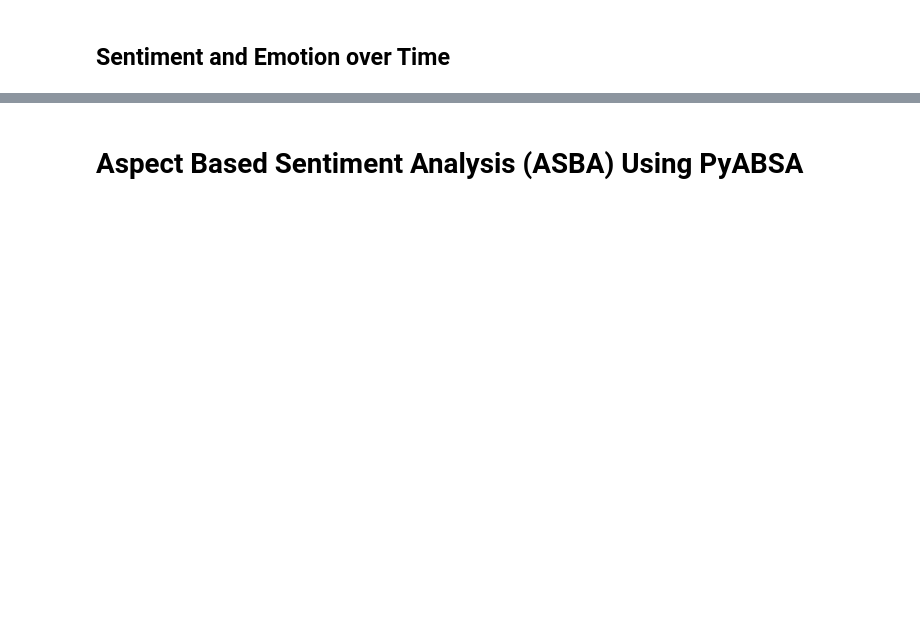
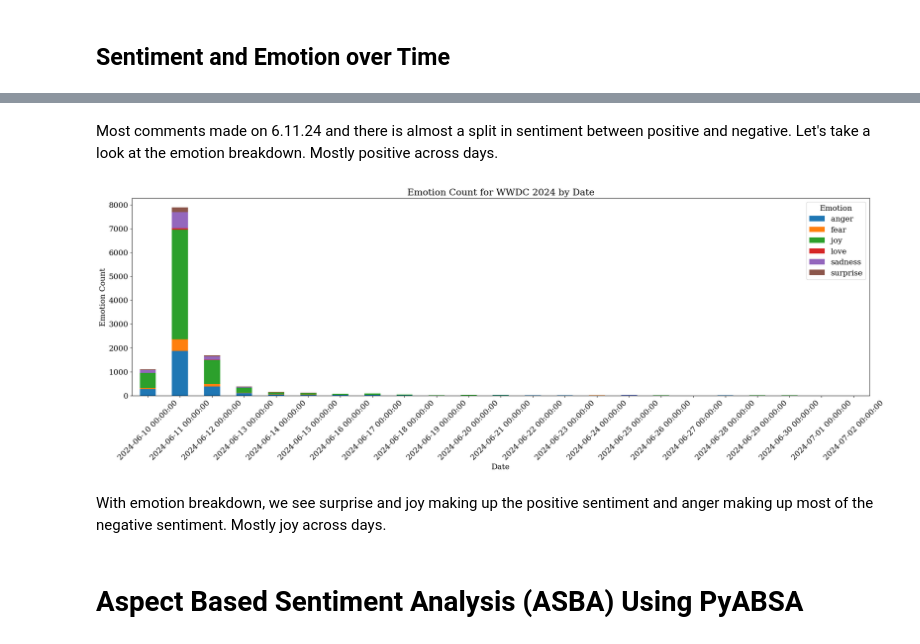
Before and after one commit to mindyng/2024-Business-Projects, a Jupyter notebook: wwdc-2024-sentiment-analysis.ipynb, the cells around one changed output, grey strips where cells are left out. Saved outputs shown, nothing was run; the diff lists cells and outputs as text; code cells hidden in the pictures; blank space fills up the shorter version.

```diff
--- a/wwdc-2024-sentiment-analysis.ipynb
+++ b/wwdc-2024-sentiment-analysis.ipynb
@@ -920,5 +977,5 @@ Name: final_text, dtype: object
 ## Emotion Classification
 # %%
 # Need to lower text for inference since emotion model trained on uncased text
-# inf_d2f['final_text'] = inf_d2f['final_text'.str.lower()]
+inf_df2['final_text'] = inf_df2['final_text'].str.lower()
 # %%
@@ -970,2 +1035,23 @@ pandas.core.series.Series
+# %% [markdown]
+Most comments made on 6.11.24 and there is almost a split in sentiment between positive and negative. Let's take a look at the emotion breakdown. Mostly positive across days.
+# %%
+# Group by hf_sent_label and date and count occurrences
+df_grouped = inf_df2.groupby(['hf_emotion', 'published_at_date']).size().reset_index(name='count')
+
+# Pivot the data for plotting
+df_pivot = df_grouped.pivot(index='published_at_date', columns='hf_emotion', values='count').fillna(0)
+
+# Plot the results
+df_pivot.plot(kind='bar', stacked=True, figsize=(26, 7))
+plt.title('Emotion Count for WWDC 2024 by Date')
+plt.xlabel('Date')
+plt.ylabel('Emotion Count')
+plt.xticks(rotation=45)
+plt.legend(title='Emotion')
+plt.show()
+# %% [output]
+[figure, added]
+# %% [markdown]
+With emotion breakdown, we see surprise and joy making up the positive sentiment and anger making up most of the negative sentiment. Mostly joy across days.
 # %% [markdown]
 # Aspect Based Sentiment Analysis (ASBA) Using PyABSA
```
Also changed, not shown: parts of 60 cells of this notebook.
